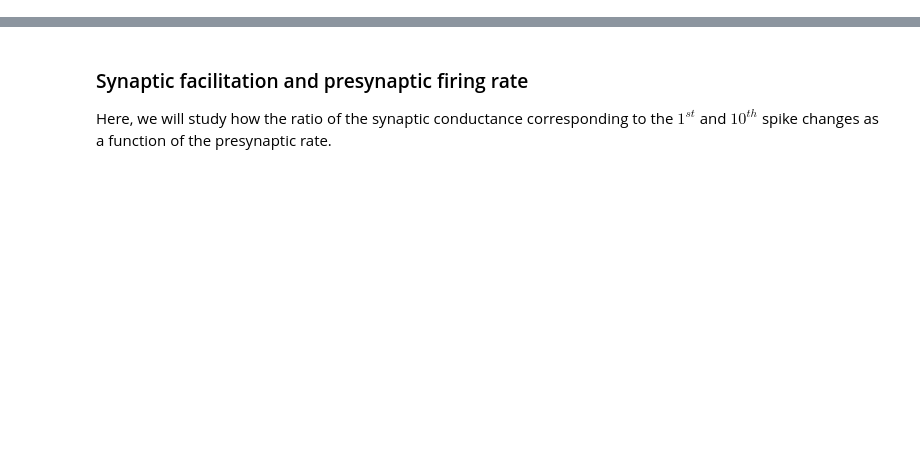
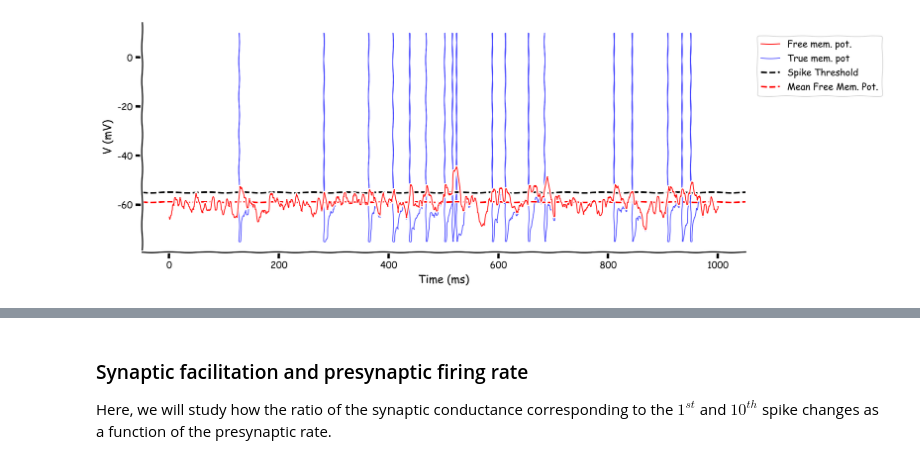
Before and after one commit to txperl/course-content, a Jupyter notebook: tutorials/W3D1_RealNeurons/W3D1_Tutorial3.ipynb, the cells around one changed output, grey strips where cells are left out. Saved outputs shown, nothing was run; the diff lists cells and outputs as text; code cells hidden in the pictures; blank space fills up the shorter version.

```diff
--- a/tutorials/W3D1_RealNeurons/W3D1_Tutorial3.ipynb
+++ b/tutorials/W3D1_RealNeurons/W3D1_Tutorial3.ipynb
@@ -766,0 +486,32 @@ _ = widgets.interact(my_STD_diff_rate, rate = (4., 40.1, 2.), Poi_or_Reg = (0, 1
+# %%
+# to_remove solution
+pars = default_pars(T=1000.)
+# Add parameters
+pars['gE_bar'] = 2.4    # [nS]
+pars['VE'] = 0.         # [mV] excitatory reversal potential
+pars['tau_syn_E'] = 2.  # [ms]
+pars['gI_bar'] = 2.4    # [nS]
+pars['VI'] = -80.       # [mV] inhibitory reversal potential
+pars['tau_syn_I'] = 5.  # [ms]
+
+# generate presynaptic spike trains
+pre_spike_train_ex = Poisson_generator(pars, rate=10, n=80)
+pre_spike_train_in = Poisson_generator(pars, rate=10, n=20)
+
+# simulate conductance-based LIF model
+v, rec_spikes, gE, gI = run_LIF_cond(pars, 0, pre_spike_train_ex,
+                                     pre_spike_train_in)
+dt, range_t = pars['dt'], pars['range_t']
+if rec_spikes.size:
+  sp_num = (rec_spikes / dt).astype(int) - 1
+  v[sp_num] = 10   # draw nicer spikes
+
+# Change the threshold
+pars['V_th'] = 1e3
+# Calculate FMP
+v_fmp, _, _, _ = run_LIF_cond(pars, 0, pre_spike_train_ex, pre_spike_train_in)
+
+with plt.xkcd():
+  my_illus_LIFSYN(pars, v_fmp, v)
+# %% [output]
+[figure, added]
```
Also changed, not shown: parts of 78 cells of this notebook, 54 other files.
